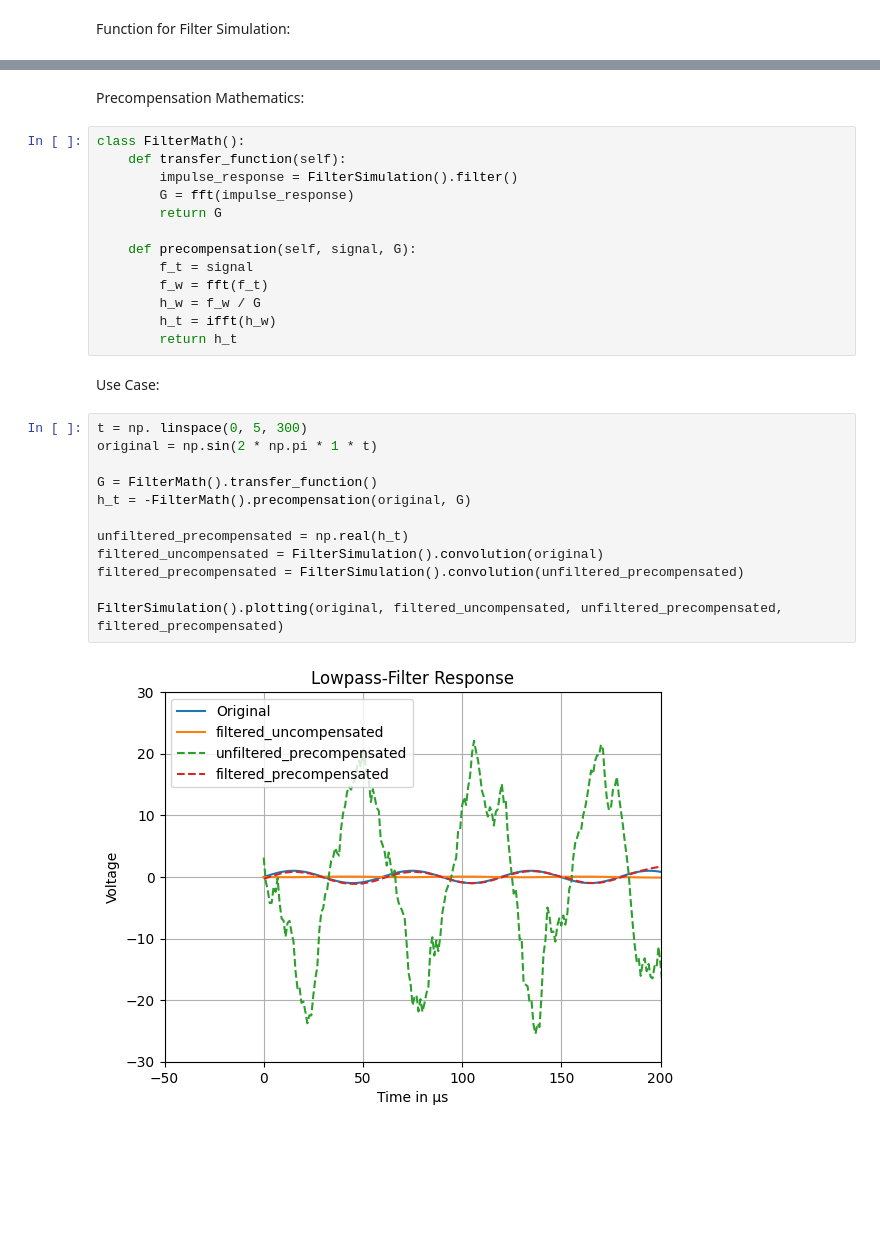
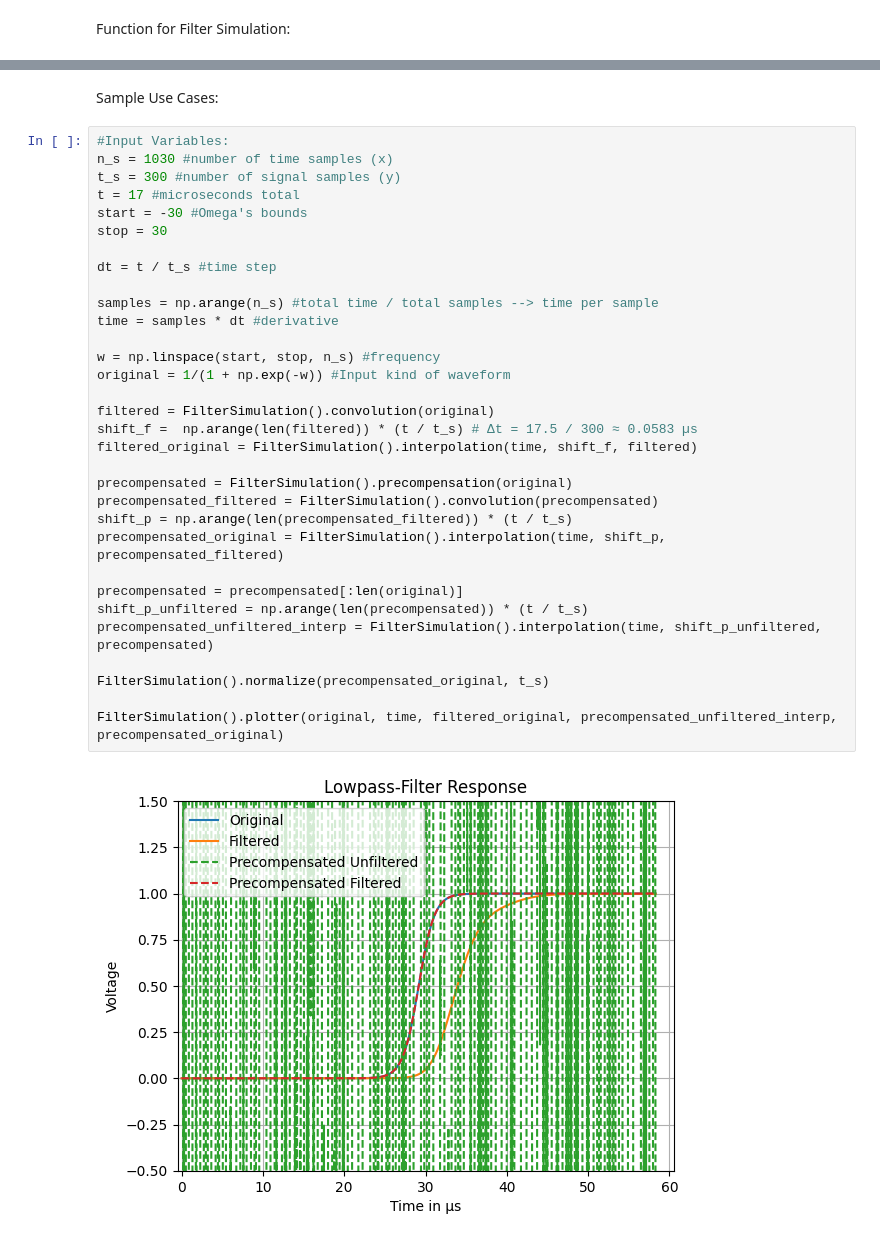
Before and after one commit to OnekaSingh/QC-Filter-Precompensation, a Jupyter notebook: plots.ipynb, the cells around one changed output, grey strips where cells are left out. Drawn from its saved outputs; the diff is of its cells as text; blank space fills up the shorter version.

```diff
--- a/plots.ipynb
+++ b/plots.ipynb
@@ -55,31 +57,36 @@ class FilterSimulation():
-# %% [markdown]
-Precompensation Mathematics:
-# %%
-class FilterMath():
-    def transfer_function(self):
-        impulse_response = FilterSimulation().filter()
-        G = fft(impulse_response)
-        return G
-
-    def precompensation(self, signal, G):
-        f_t = signal
-        f_w = fft(f_t)
-        h_w = f_w / G
-        h_t = ifft(h_w)
-        return h_t
-# %% [markdown]
-Use Case:
-# %%
-t = np. linspace(0, 5, 300)
-original = np.sin(2 * np.pi * 1 * t)
-
-G = FilterMath().transfer_function()
-h_t = -FilterMath().precompensation(original, G)
-
-unfiltered_precompensated = np.real(h_t)
-filtered_uncompensated = FilterSimulation().convolution(original)
-filtered_precompensated = FilterSimulation().convolution(unfiltered_precompensated)
-
-FilterSimulation().plotting(original, filtered_uncompensated, unfiltered_precompensated, filtered_precompensated)
-# %% [output]
-[figure, removed]
+# %% [markdown]
+Sample Use Cases:
+# %%
+#Input Variables:
+n_s = 1030 #number of time samples (x)
+t_s = 300 #number of signal samples (y)
+t = 17 #microseconds total
+start = -30 #Omega's bounds
+stop = 30
+
+dt = t / t_s #time step
+
+samples = np.arange(n_s) #total time / total samples --> time per sample
+time = samples * dt #derivative
+
+w = np.linspace(start, stop, n_s) #frequency
+original = 1/(1 + np.exp(-w)) #Input kind of waveform
+
+filtered = FilterSimulation().convolution(original)
+shift_f =  np.arange(len(filtered)) * (t / t_s) # Δt = 17.5 / 300 ≈ 0.0583 µs
+filtered_original = FilterSimulation().interpolation(time, shift_f, filtered)
+
+precompensated = FilterSimulation().precompensation(original)
+precompensated_filtered = FilterSimulation().convolution(precompensated)
+shift_p = np.arange(len(precompensated_filtered)) * (t / t_s)
+precompensated_original = FilterSimulation().interpolation(time, shift_p, precompensated_filtered)
+
+precompensated = precompensated[:len(original)]
+shift_p_unfiltered = np.arange(len(precompensated)) * (t / t_s)
+precompensated_unfiltered_interp = FilterSimulation().interpolation(time, shift_p_unfiltered, precompensated)
+
+FilterSimulation().normalize(precompensated_original, t_s)
+
+FilterSimulation().plotter(original, time, filtered_original, precompensated_unfiltered_interp, precompensated_original)
+# %% [output]
+[figure, added]
```
Also changed, not shown: parts of 5 cells of this notebook.
